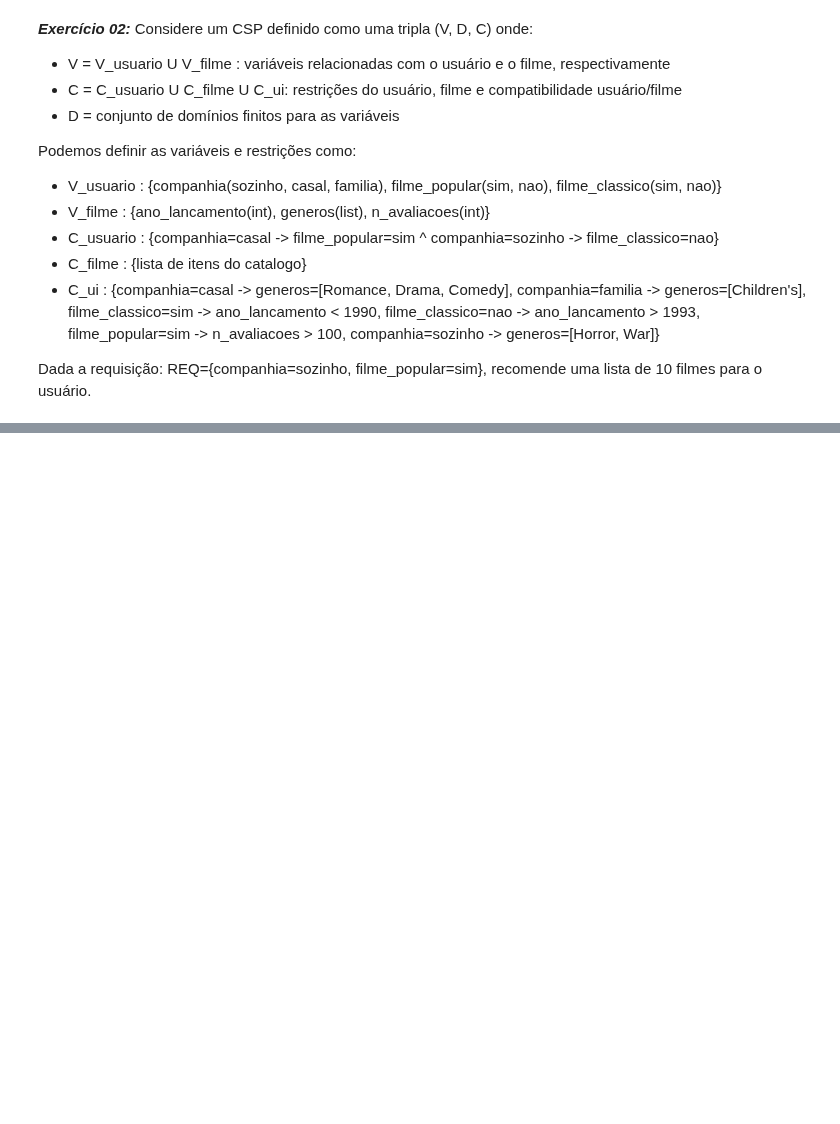
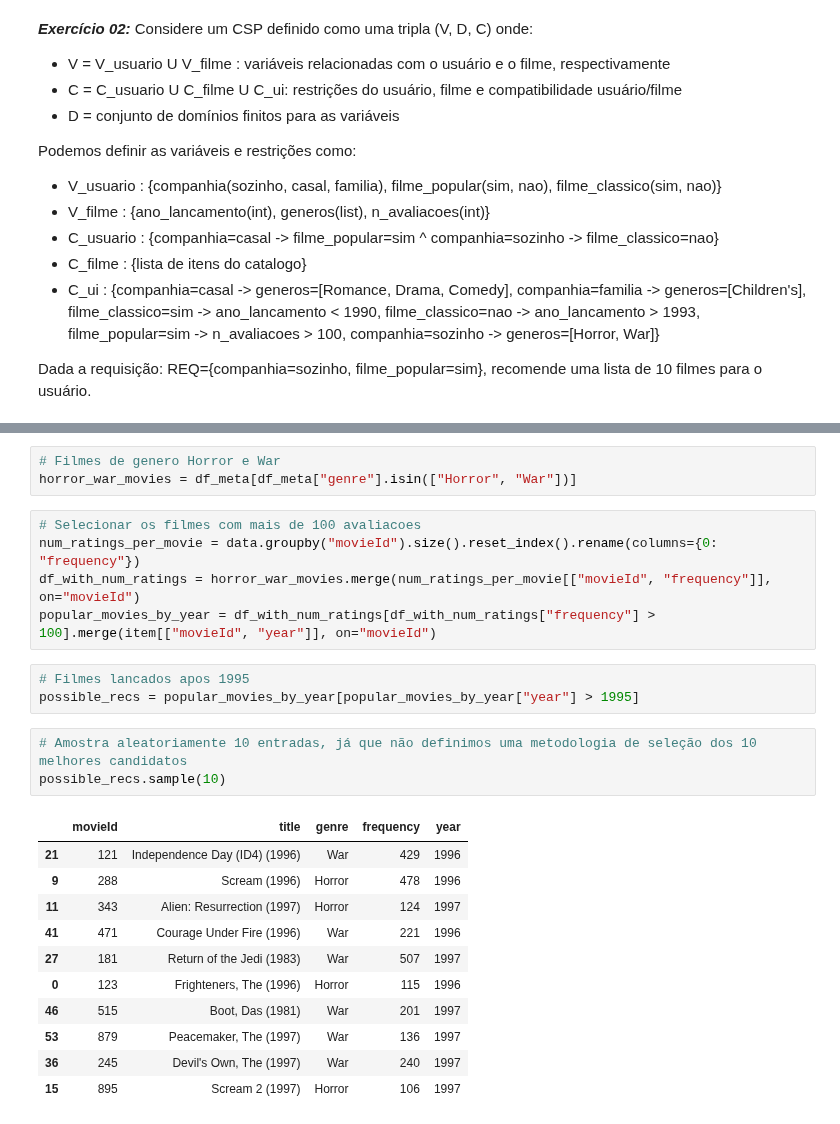
Before and after one commit to caiotda/SCC5966---Recommender-Systems, a Jupyter notebook: Aula07_Exercicios.ipynb, the cells around one changed output, grey strips where cells are left out. Drawn from its saved outputs; the diff is of its cells as text; blank space fills up the shorter version.

```diff
--- a/Aula07_Exercicios.ipynb
+++ b/Aula07_Exercicios.ipynb
@@ -410,0 +379,26 @@ Dada a requisição: REQ={companhia=sozinho, filme_popular=sim}, recomende uma l
+# %%
+# Filmes de genero Horror e War
+horror_war_movies = df_meta[df_meta["genre"].isin(["Horror", "War"])]
+# %%
+# Selecionar os filmes com mais de 100 avaliacoes
+num_ratings_per_movie = data.groupby("movieId").size().reset_index().rename(columns={0: "frequency"})
+df_with_num_ratings = horror_war_movies.merge(num_ratings_per_movie[["movieId", "frequency"]], on="movieId")
+popular_movies_by_year = df_with_num_ratings[df_with_num_ratings["frequency"] > 100].merge(item[["movieId", "year"]], on="movieId")
+# %%
+# Filmes lancados apos 1995
+possible_recs = popular_movies_by_year[popular_movies_by_year["year"] > 1995]
+# %%
+# Amostra aleatoriamente 10 entradas, já que não definimos uma metodologia de seleção dos 10 melhores candidatos
+possible_recs.sample(10)
+# %% [output]
+|  | movieId | title | genre | frequency | year |
+| 21 | 121 | Independence Day (ID4) (1996) | War | 429 | 1996 |
+| 9 | 288 | Scream (1996) | Horror | 478 | 1996 |
+| 11 | 343 | Alien: Resurrection (1997) | Horror | 124 | 1997 |
+| 41 | 471 | Courage Under Fire (1996) | War | 221 | 1996 |
+| 27 | 181 | Return of the Jedi (1983) | War | 507 | 1997 |
+| 0 | 123 | Frighteners, The (1996) | Horror | 115 | 1996 |
+| 46 | 515 | Boot, Das (1981) | War | 201 | 1997 |
+| 53 | 879 | Peacemaker, The (1997) | War | 136 | 1997 |
+| 36 | 245 | Devil's Own, The (1997) | War | 240 | 1997 |
+| 15 | 895 | Scream 2 (1997) | Horror | 106 | 1997 |
```
Also changed, not shown: parts of 14 cells of this notebook.
